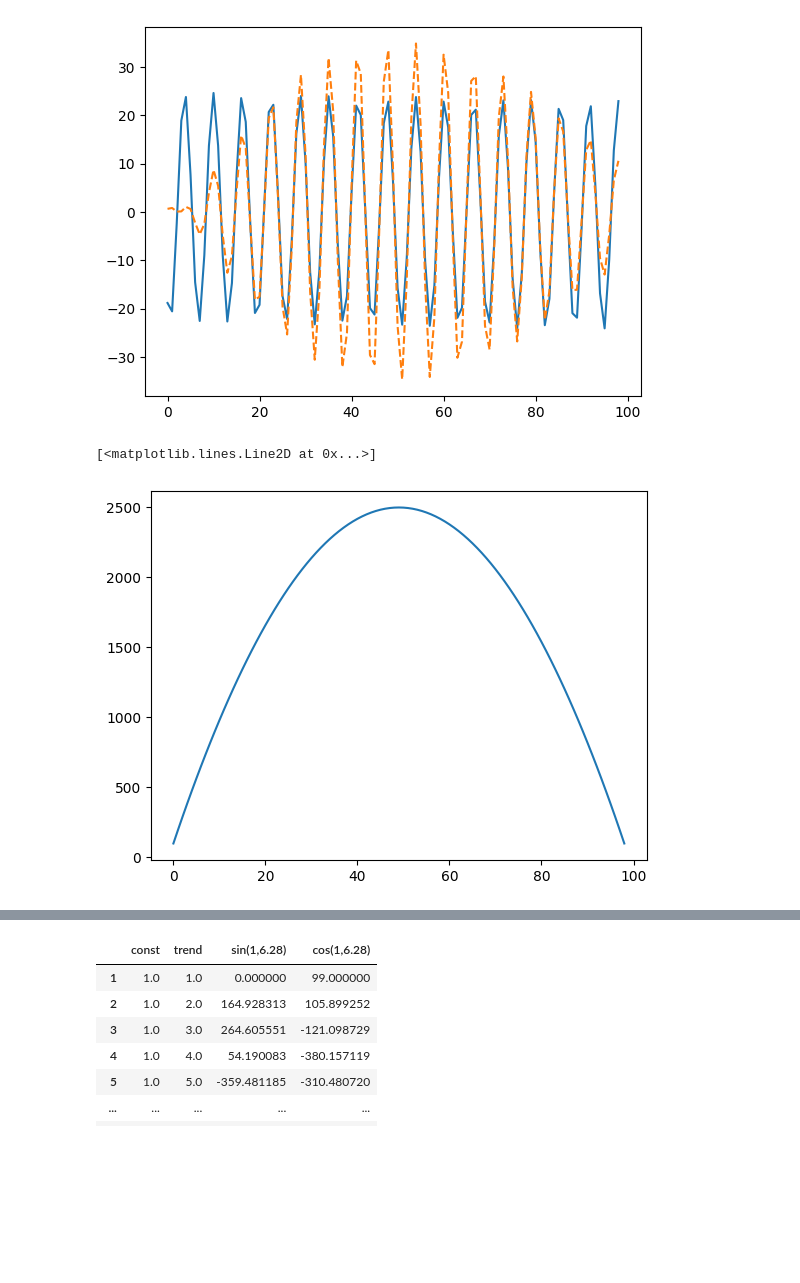
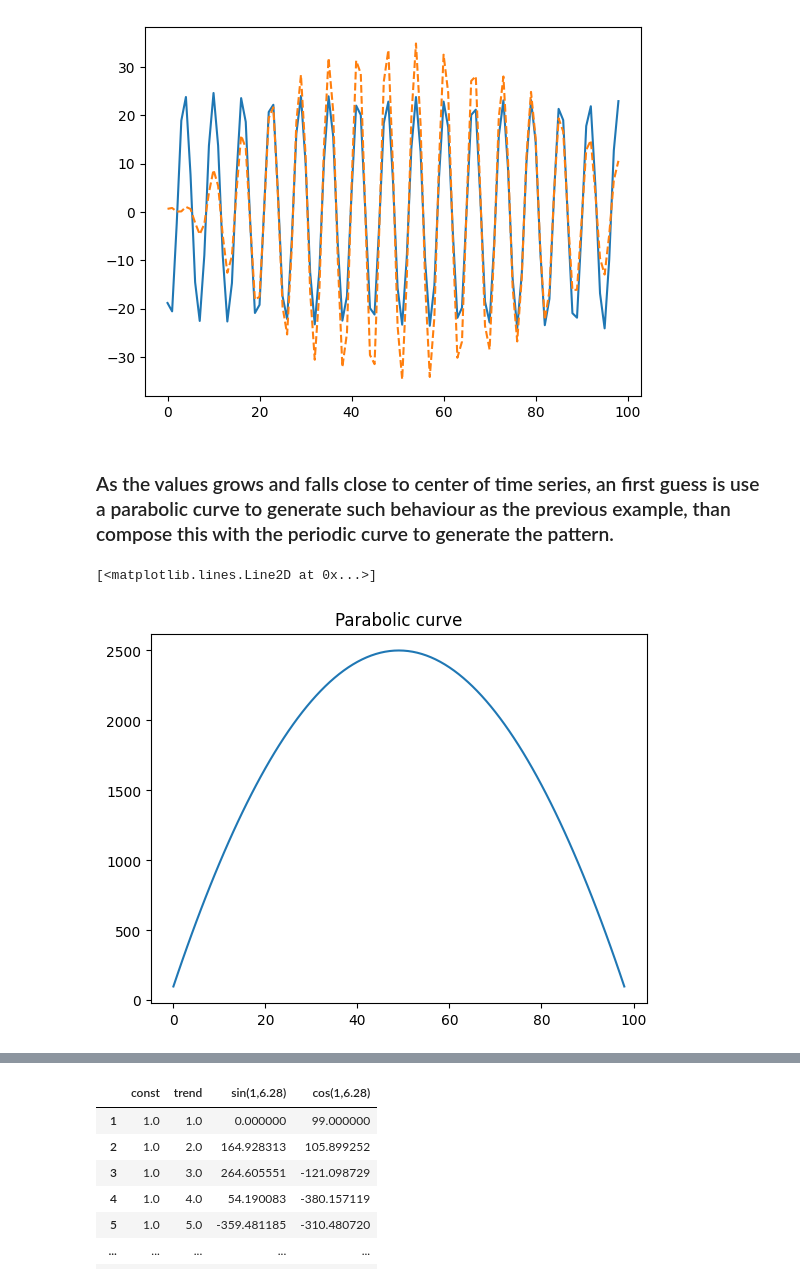
Before and after one commit to CaioMaxximus/Exploring-Different-Curves-with-Linear-Regression, a Jupyter notebook: creating-diferent-curves-with-linear-regression.ipynb, the cells around one changed output, grey strips where cells are left out. Drawn from its saved outputs; the diff is of its cells as text; code cells hidden in the pictures; blank space fills up the shorter version.

Commit message:
Kaggle Notebook | Recreating different kinds of curves with LR | Version 8

```diff
--- a/creating-diferent-curves-with-linear-regression.ipynb
+++ b/creating-diferent-curves-with-linear-regression.ipynb
@@ -419,9 +421,12 @@ plt.plot(last_non_linear_data,linestyle = "--")
 # %% [output]
 [<matplotlib.lines.Line2D at 0x...>]
 [figure]
+# %% [markdown]
+### As the values grows and falls close to center of time series, an first guess is use a parabolic curve to generate such behaviour as the previous example, than compose this with the periodic curve to generate the pattern.
 # %%
+plt.title("Parabolic curve")
 plt.plot( train_data ** 2 * -1 +  100* train_data)
 # %% [output]
 [<matplotlib.lines.Line2D at 0x...>]
-[figure, old version]
+[figure, new version]
 # %%
```
Also changed, not shown: parts of 19 cells of this notebook.
